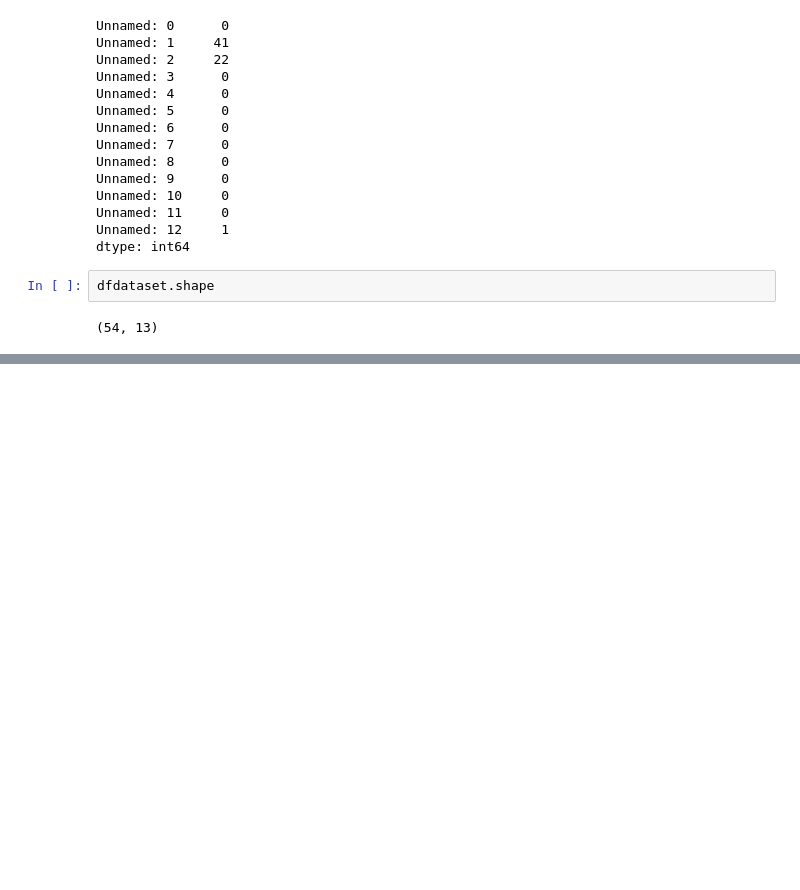
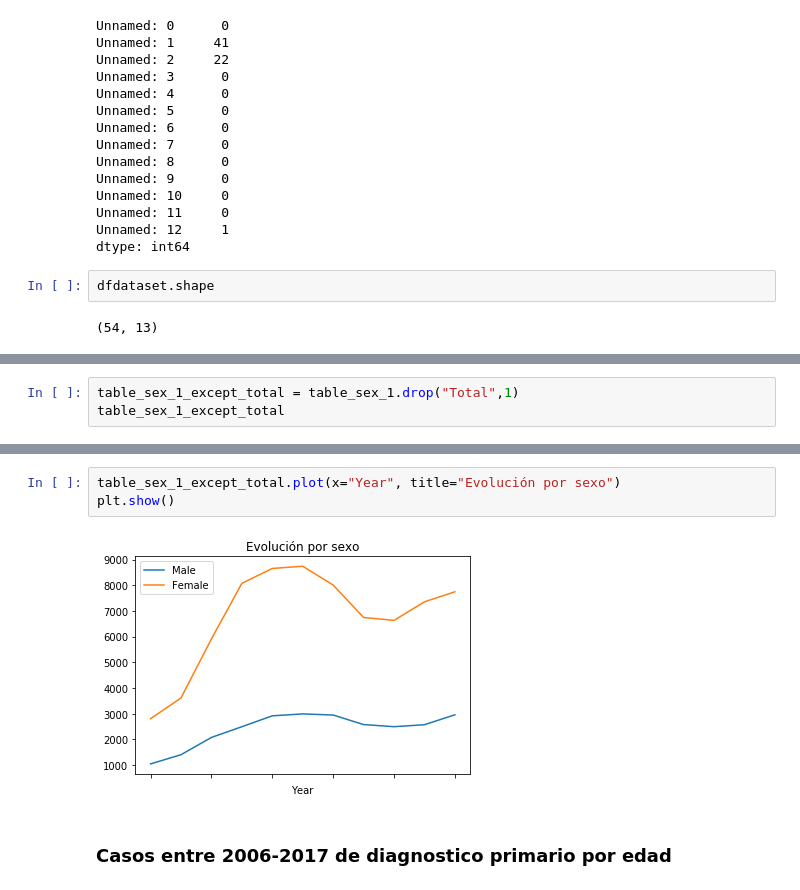
Before and after one commit to SergioME/TFM, a Jupyter notebook: Estudio_UK.ipynb, the cells around one changed output, grey strips where cells are left out. Drawn from its saved outputs; the diff is of its cells as text; blank space fills up the shorter version.

```diff
--- a/Estudio_UK.ipynb
+++ b/Estudio_UK.ipynb
@@ -268,0 +137,3 @@ plt.show()
+# %%
+table_sex_1_except_total = table_sex_1.drop("Total",1)
+table_sex_1_except_total
@@ -268,0 +153,7 @@ plt.show()
+# %%
+table_sex_1_except_total.plot(x="Year", title="Evolución por sexo")
+plt.show()
+# %% [output]
+[figure, added]
+# %% [markdown]
+### Casos entre 2006-2017 de diagnostico primario por edad
```
Also changed, not shown: parts of 66 cells of this notebook, 1 other file.
